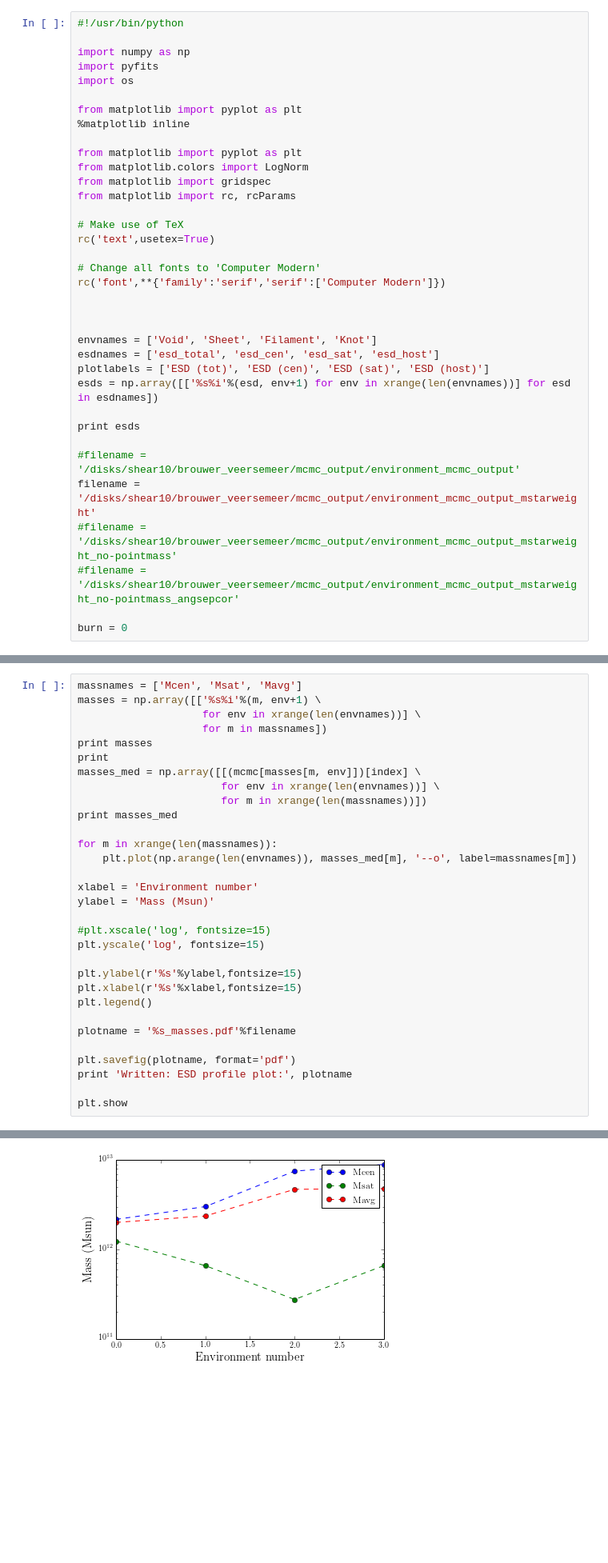
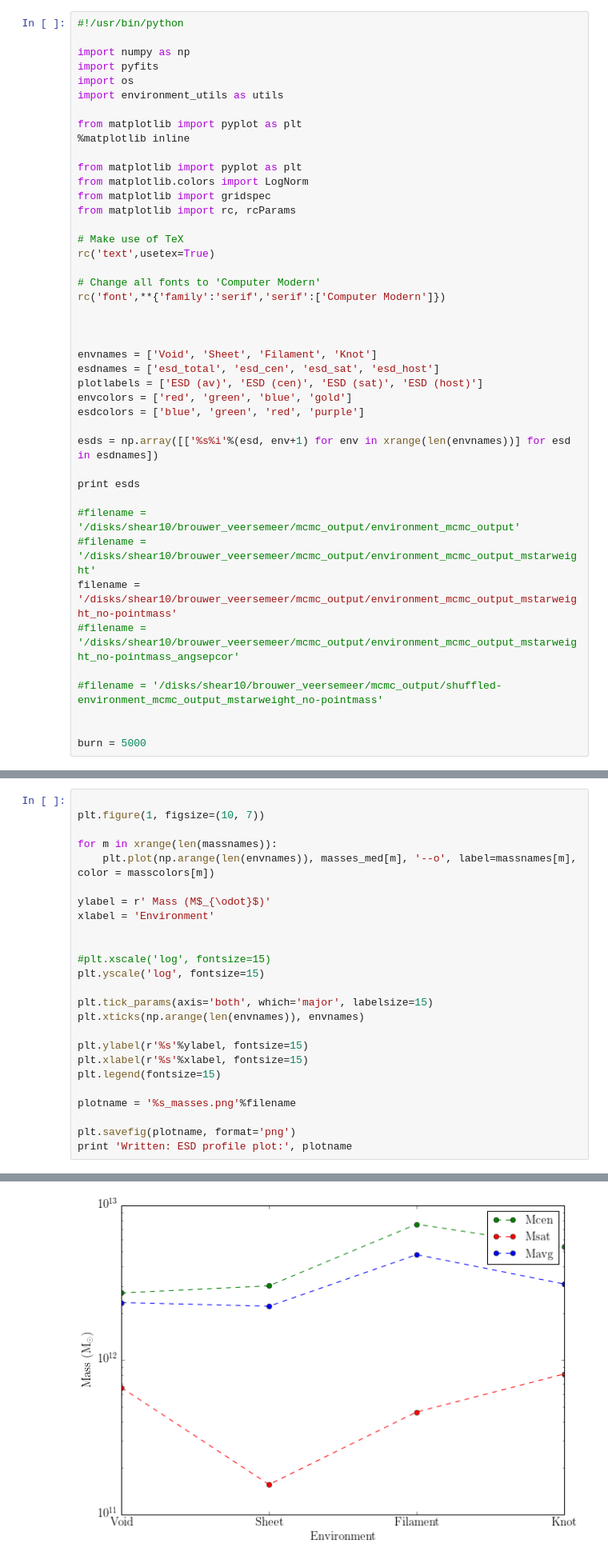
Before and after one commit to samtaziaux/KiDS-Sam_master, a Jupyter notebook: brouwer/environment_project/plot_mcmc.ipynb, the cells around one changed output, grey strips where cells are left out. Shown at 80% size. Cells and saved outputs as stored; diff of their text form; blank space fills up the shorter version.

```diff
--- a/brouwer/environment_project/plot_mcmc.ipynb
+++ b/brouwer/environment_project/plot_mcmc.ipynb
@@ -4,6 +4,7 @@
 import numpy as np
 import pyfits
 import os
+import environment_utils as utils
 
 from matplotlib import pyplot as plt
 %matplotlib inline
@@ -23,17 +24,23 @@ rc('font',**{'family':'serif','serif':['Computer Modern']})
 
 envnames = ['Void', 'Sheet', 'Filament', 'Knot']
 esdnames = ['esd_total', 'esd_cen', 'esd_sat', 'esd_host']
-plotlabels = ['ESD (tot)', 'ESD (cen)', 'ESD (sat)', 'ESD (host)']
+plotlabels = ['ESD (av)', 'ESD (cen)', 'ESD (sat)', 'ESD (host)']
+envcolors = ['red', 'green', 'blue', 'gold']
+esdcolors = ['blue', 'green', 'red', 'purple']
+
 esds = np.array([['%s%i'%(esd, env+1) for env in xrange(len(envnames))] for esd in esdnames])
 
 print esds
 
 #filename = '/disks/shear10/brouwer_veersemeer/mcmc_output/environment_mcmc_output'
-filename = '/disks/shear10/brouwer_veersemeer/mcmc_output/environment_mcmc_output_mstarweight'
-#filename = '/disks/shear10/brouwer_veersemeer/mcmc_output/environment_mcmc_output_mstarweight_no-pointmass'
+#filename = '/disks/shear10/brouwer_veersemeer/mcmc_output/environment_mcmc_output_mstarweight'
+filename = '/disks/shear10/brouwer_veersemeer/mcmc_output/environment_mcmc_output_mstarweight_no-pointmass'
 #filename = '/disks/shear10/brouwer_veersemeer/mcmc_output/environment_mcmc_output_mstarweight_no-pointmass_angsepcor'
 
-burn = 0
+#filename = '/disks/shear10/brouwer_veersemeer/mcmc_output/shuffled-environment_mcmc_output_mstarweight_no-pointmass'
+
+
+burn = 5000
 # %% [output]
 [['esd_total1' 'esd_total2' 'esd_total3' 'esd_total4']
  ['esd_cen1' 'esd_cen2' 'esd_cen3' 'esd_cen4']
@@ -196,34 +214,28 @@ Total ESD:
 # %%
-massnames = ['Mcen', 'Msat', 'Mavg']
-masses = np.array([['%s%i'%(m, env+1) \
-                    for env in xrange(len(envnames))] \
-                    for m in massnames])
-print masses
-print
-masses_med = np.array([[(mcmc[masses[m, env]])[index] \
-                       for env in xrange(len(envnames))] \
-                       for m in xrange(len(massnames))])
-print masses_med
+
+plt.figure(1, figsize=(10, 7))
 
 for m in xrange(len(massnames)):
-    plt.plot(np.arange(len(envnames)), masses_med[m], '--o', label=massnames[m])
+    plt.plot(np.arange(len(envnames)), masses_med[m], '--o', label=massnames[m], color = masscolors[m])
 
-xlabel = 'Environment number'
-ylabel = 'Mass (Msun)'
+ylabel = r' Mass (M$_{\odot}$)'
+xlabel = 'Environment'
+
 
 #plt.xscale('log', fontsize=15)
 plt.yscale('log', fontsize=15)
 
-plt.ylabel(r'%s'%ylabel,fontsize=15)
-plt.xlabel(r'%s'%xlabel,fontsize=15)
-plt.legend()
+plt.tick_params(axis='both', which='major', labelsize=15)
+plt.xticks(np.arange(len(envnames)), envnames)
 
-plotname = '%s_masses.pdf'%filename
+plt.ylabel(r'%s'%ylabel, fontsize=15)
+plt.xlabel(r'%s'%xlabel, fontsize=15)
+plt.legend(fontsize=15)
 
-plt.savefig(plotname, format='pdf')
+plotname = '%s_masses.png'%filename
+
+plt.savefig(plotname, format='png')
 print 'Written: ESD profile plot:', plotname
-
-plt.show
 # %% [output]
 [['Mcen1' 'Mcen2' 'Mcen3' 'Mcen4']
  ['Msat1' 'Msat2' 'Msat3' 'Msat4']
@@ -237 +248 @@ Written: ESD profile plot: /disks/shear10/brouwer_veersemeer/mcmc_output/environ
-[figure, old version]
+[figure, new version]
```
Also changed, not shown: parts of 10 cells of this notebook, 17 other files.
